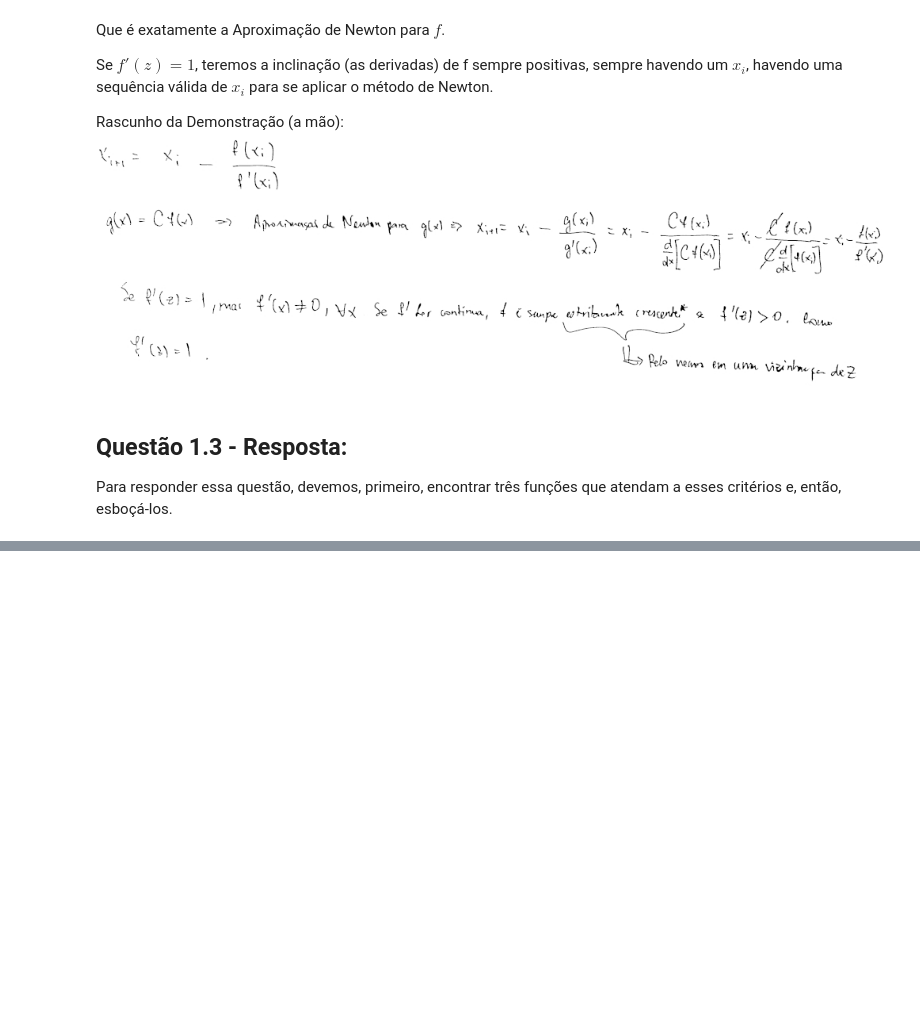
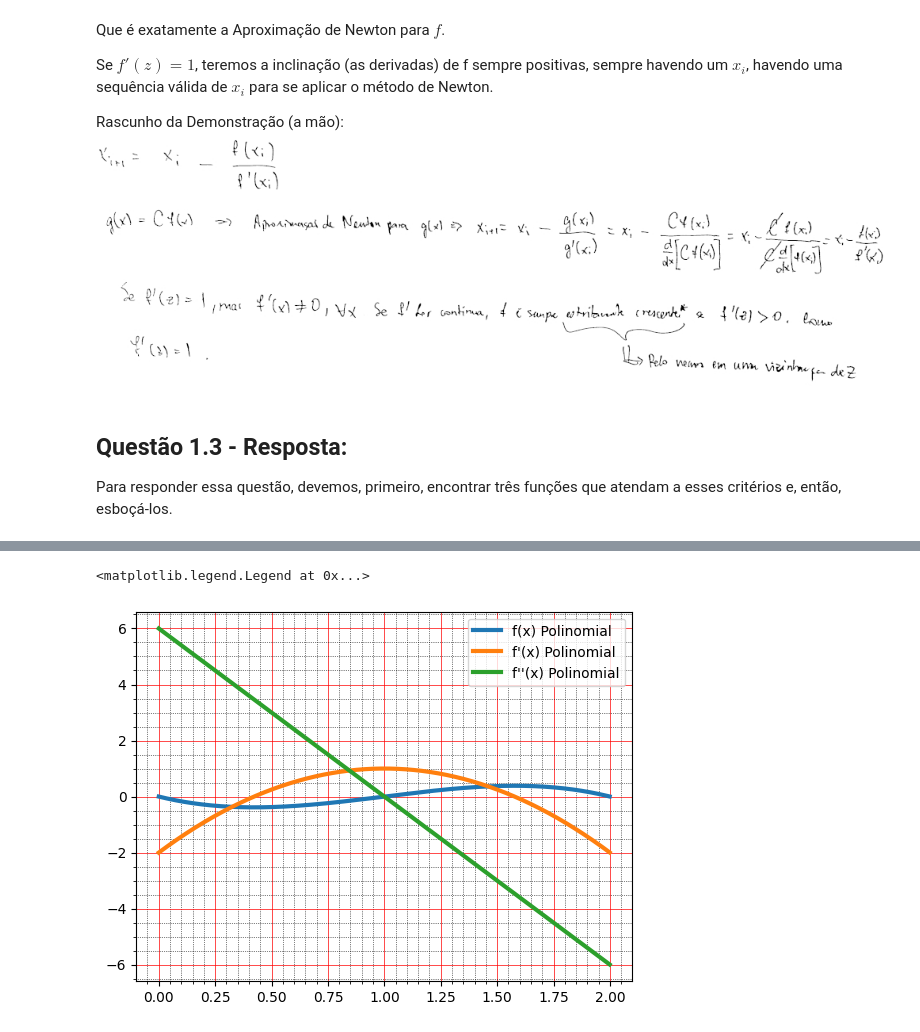
Before and after one commit to PSF-UFRJ/global-ufrj, a Jupyter notebook: cientifica-1/Lista 1.ipynb, the cells around one changed output, grey strips where cells are left out. Drawn from its saved outputs; the diff is of its cells as text; code cells hidden in the pictures; blank space fills up the shorter version.

```diff
--- a/cientifica-1/Lista 1.ipynb
+++ b/cientifica-1/Lista 1.ipynb
@@ -48,0 +105,31 @@ Para responder essa questão, devemos, primeiro, encontrar três funções que a
+# %%
+# Dois mil pontos entre 0 e 2:
+interval = np.arange(0, 2, 0.001)
+
+def f(x):
+    return -np.power(x,3) + 3*np.power(x,2) - 2*x
+
+def df(x):
+    return -3*np.power(x,2) + 6*x -2
+
+def ddf(x):
+    return -6*x + 6
+
+fig, ax = plt.subplots()
+
+# Plots:
+plt.plot(interval, f(interval), label="f(x) Polinomial", linewidth=3)
+plt.plot(interval, df(interval), label="f'(x) Polinomial", linewidth=3)
+plt.plot(interval, ddf(interval), label="f''(x) Polinomial", linewidth=3)
+
+# Grid:
+ax.set_axisbelow(True)
+ax.minorticks_on()
+ax.grid(which='major', linestyle='-', linewidth='0.5', color='red')
+ax.grid(which='minor', linestyle=':', linewidth='0.5', color='black')
+
+# Legend:
+plt.legend()
+# %% [output]
+<matplotlib.legend.Legend at 0x...>
+[figure, added]
```
Also changed, not shown: parts of 15 cells of this notebook.
